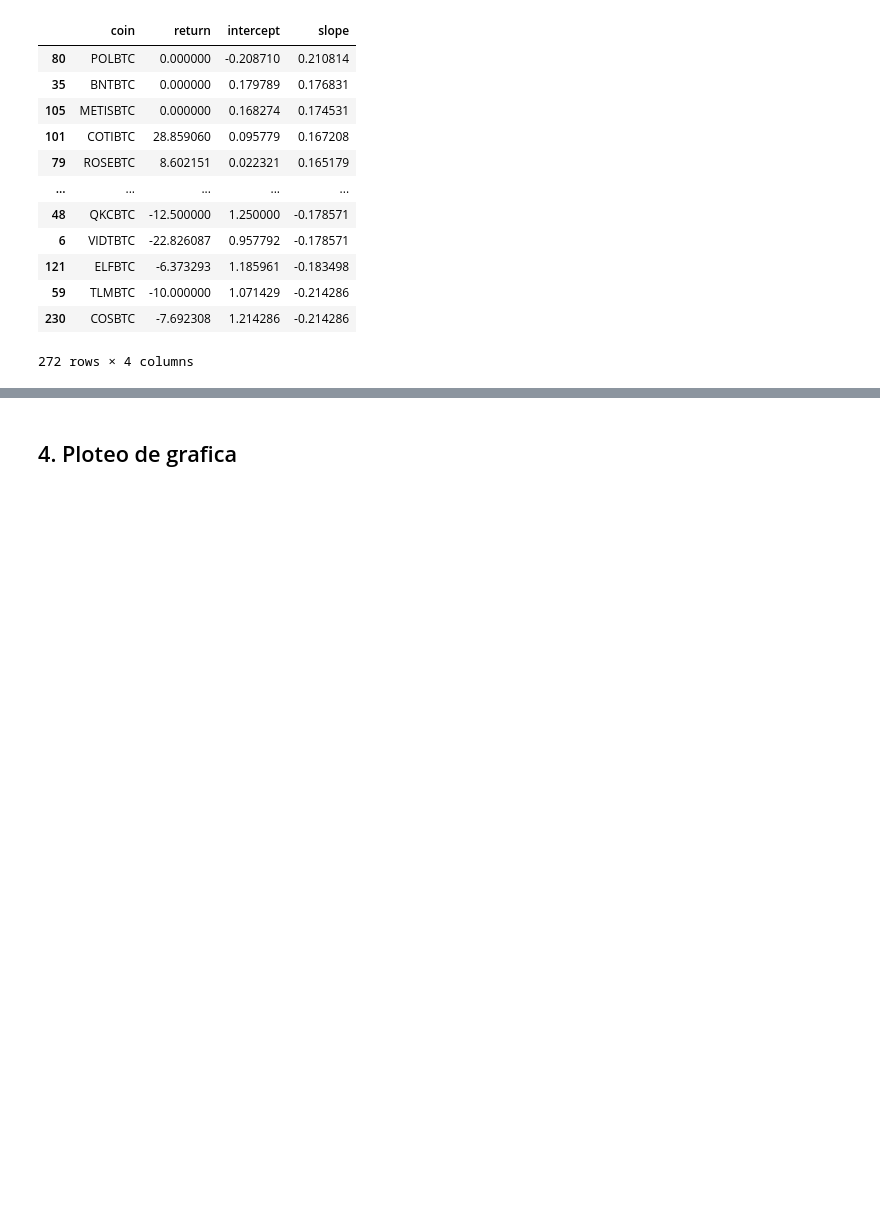
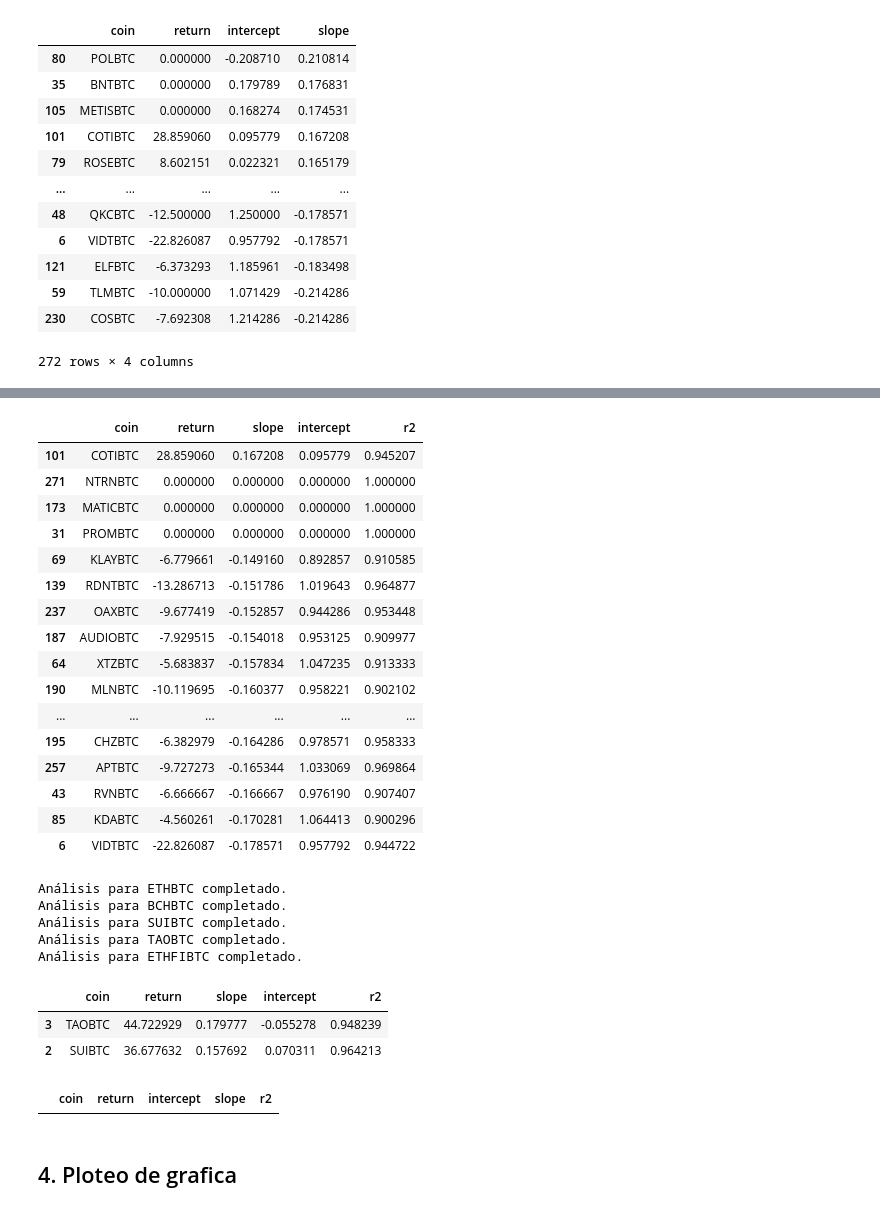
Before and after one commit to eduardogv/binance-momentum, a Jupyter notebook: binance_top_coins.ipynb, the cells around one changed output, grey strips where cells are left out. Drawn from its saved outputs; the diff is of its cells as text; code cells hidden in the pictures; blank space fills up the shorter version.

```diff
--- a/binance_top_coins.ipynb
+++ b/binance_top_coins.ipynb
@@ -697,0 +802,4 @@ df_maestro2_debug_antepastweek
+# %%
+# Ejemplo de uso
+#week 2 es ultima semana y week 1 es antepenultima semana
+df_maestro2_debug_r2 = analyze_crypto_data_r2()
@@ -697,0 +840,23 @@ df_maestro2_debug_antepastweek
+# %%
+# semana antepasada
+df_maestro2_debug_antepastweek = df_maestro2_debug_r2[0]
+yyy = df_maestro2_debug_antepastweek
+yyy
+# %% [output]
+|  | coin | return | slope | intercept | r2 |
+| 101 | COTIBTC | 28.859060 | 0.167208 | 0.095779 | 0.945207 |
+| 271 | NTRNBTC | 0.000000 | 0.000000 | 0.000000 | 1.000000 |
+| 173 | MATICBTC | 0.000000 | 0.000000 | 0.000000 | 1.000000 |
+| 31 | PROMBTC | 0.000000 | 0.000000 | 0.000000 | 1.000000 |
+| 69 | KLAYBTC | -6.779661 | -0.149160 | 0.892857 | 0.910585 |
+| 139 | RDNTBTC | -13.286713 | -0.151786 | 1.019643 | 0.964877 |
+| 237 | OAXBTC | -9.677419 | -0.152857 | 0.944286 | 0.953448 |
+| 187 | AUDIOBTC | -7.929515 | -0.154018 | 0.953125 | 0.909977 |
+| 64 | XTZBTC | -5.683837 | -0.157834 | 1.047235 | 0.913333 |
+| 190 | MLNBTC | -10.119695 | -0.160377 | 0.958221 | 0.902102 |
+| ... | ... | ... | ... | ... | ... |
+| 195 | CHZBTC | -6.382979 | -0.164286 | 0.978571 | 0.958333 |
+| 257 | APTBTC | -9.727273 | -0.165344 | 1.033069 | 0.969864 |
+| 43 | RVNBTC | -6.666667 | -0.166667 | 0.976190 | 0.907407 |
+| 85 | KDABTC | -4.560261 | -0.170281 | 1.064413 | 0.900296 |
+| 6 | VIDTBTC | -22.826087 | -0.178571 | 0.957792 | 0.944722 |
@@ -698,3 +980,27 @@ df_maestro2_debug_antepastweek
+# %%
+df_maestro2_debug_r2 = analyze_crypto_data_r2_no0()
+# %% [output]
+Análisis para ETHBTC completado.
+Análisis para BCHBTC completado.
+Análisis para SUIBTC completado.
+Análisis para TAOBTC completado.
+Análisis para ETHFIBTC completado.
+# %%
+# semana pasada
+df_maestro2_debug_pastweek = df_maestro2_debug_r2[1]
+vvv = df_maestro2_debug_pastweek
+vvv
+# %% [output]
+|  | coin | return | slope | intercept | r2 |
+| 3 | TAOBTC | 44.722929 | 0.179777 | -0.055278 | 0.948239 |
+| 2 | SUIBTC | 36.677632 | 0.157692 | 0.070311 | 0.964213 |
+# %%
+# semana antepasada
+df_maestro2_debug_antepastweek = df_maestro2_debug_r2[0]
+yyy = df_maestro2_debug_antepastweek
+yyy
+# %% [output]
+|  | coin | return | intercept | slope | r2 |
 # %% [markdown]
 ## 4. Ploteo de grafica
 # %%
```
Also changed, not shown: parts of 4 cells of this notebook.
